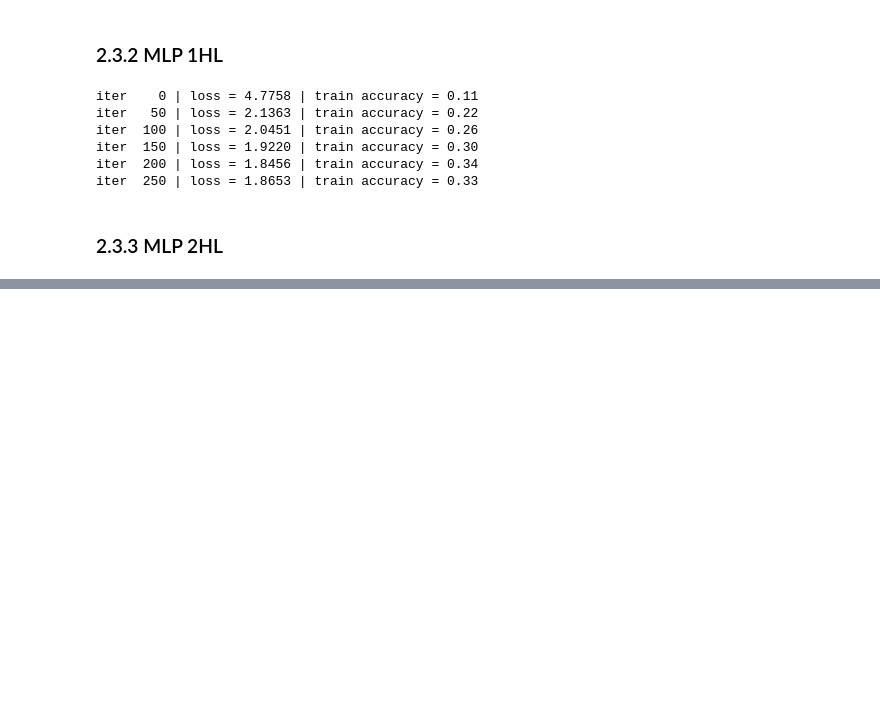
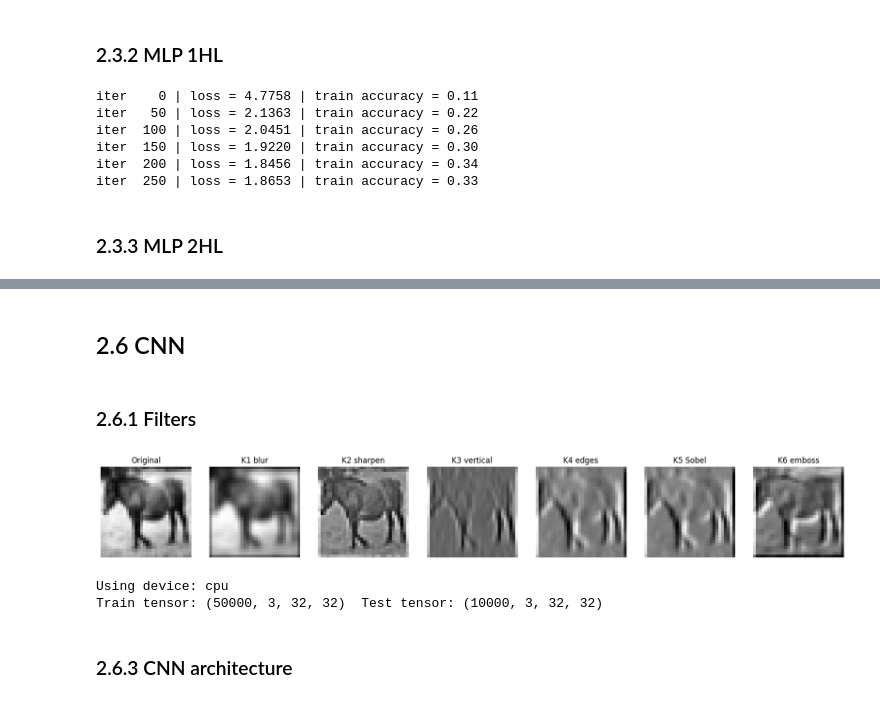
Before and after one commit to Corentin-Monsallier/Machine-Learning, a Jupyter notebook: part2.ipynb, the cells around one changed output, grey strips where cells are left out. Drawn from its saved outputs; the diff is of its cells as text; code cells hidden in the pictures; blank space fills up the shorter version.

```diff
--- a/part2.ipynb
+++ b/part2.ipynb
@@ -404,0 +516,58 @@ iter    0 | loss = 4.1241 | train accuracy = 0.11
+# %% [markdown]
+## 2.6 CNN
+# %% [markdown]
+### 2.6.1 Filters
+# %%
+def conv2d_single(img, K, l=0.0):
+    H, W = img.shape
+    padded = np.pad(img, 1, mode='constant')
+    out = np.zeros((H, W))
+    for u in range(H):
+        for v in range(W):
+            out[u, v] = np.sum(padded[u:u+3, v:v+3] * K) + l
+    return out
+
+img = rgb_to_gray(x_train_rgb[7:8])[0]
+
+K1 = (1/9)*np.ones((3,3))
+K2 = np.array([[ 0,-1, 0],[-1, 5,-1],[ 0,-1, 0]])
+K3 = np.array([[-1, 2,-1],[-1, 2,-1],[-1, 2,-1]])
+K4 = np.array([[-1, 0, 1],[-1, 0, 1],[-1, 0, 1]])
+K5 = np.array([[-1, 0, 1],[-2, 0, 2],[-1, 0, 1]])
+K6 = np.array([[-2,-1, 0],[-1, 1, 1],[ 0, 1, 2]])
+kernels = [("Original", None), ("K1 blur", K1), ("K2 sharpen", K2), ("K3 vertical", K3), ("K4 edges", K4), ("K5 Sobel", K5), ("K6 emboss", K6)]
+
+fig, axes = plt.subplots(1, 7, figsize=(21, 4))
+for ax, (title, K) in zip(axes, kernels):
+    out = img if K is None else conv2d_single(img, K)
+    ax.imshow(out, cmap='gray'); ax.set_title(title); ax.axis('off')
+plt.show()
+# %% [output]
+[figure, added]
+# %%
+import torch
+import torch.nn as nn
+from torch.utils.data import TensorDataset, DataLoader
+
+device = torch.device('cuda' if torch.cuda.is_available() else 'cpu')
+print("Using device:", device)
+
+Xtr = torch.tensor(x_train_rgb, dtype=torch.float32).permute(0, 3, 1, 2) / 255.0
+Xte = torch.tensor(x_test_rgb,  dtype=torch.float32).permute(0, 3, 1, 2) / 255.0
+
+mean = Xtr.mean(dim=(0, 2, 3), keepdim=True)
+std  = Xtr.std(dim=(0, 2, 3),  keepdim=True)
+Xtr = (Xtr - mean) / std
+Xte = (Xte - mean) / std
+
+ytr = torch.tensor(y_train_int, dtype=torch.long)
+yte = torch.tensor(y_test_int,  dtype=torch.long)
+
+train_loader = DataLoader(TensorDataset(Xtr, ytr), batch_size=128, shuffle=True)
+test_loader  = DataLoader(TensorDataset(Xte, yte), batch_size=256, shuffle=False)
+print("Train tensor:", tuple(Xtr.shape), " Test tensor:", tuple(Xte.shape))
+# %% [output]
+Using device: cpu
+Train tensor: (50000, 3, 32, 32)  Test tensor: (10000, 3, 32, 32)
+# %% [markdown]
+### 2.6.3 CNN architecture
```
Also changed, not shown: parts of 19 cells of this notebook.
